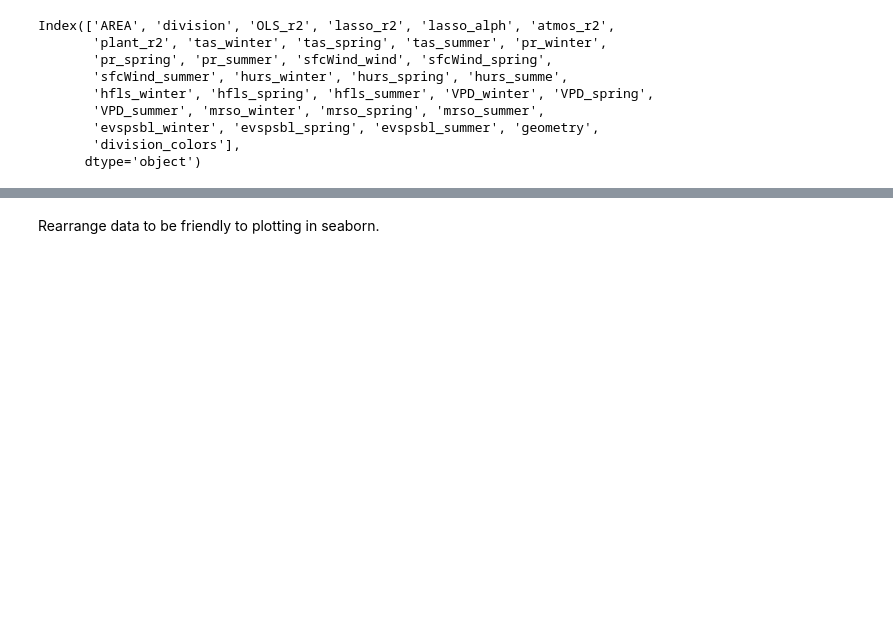
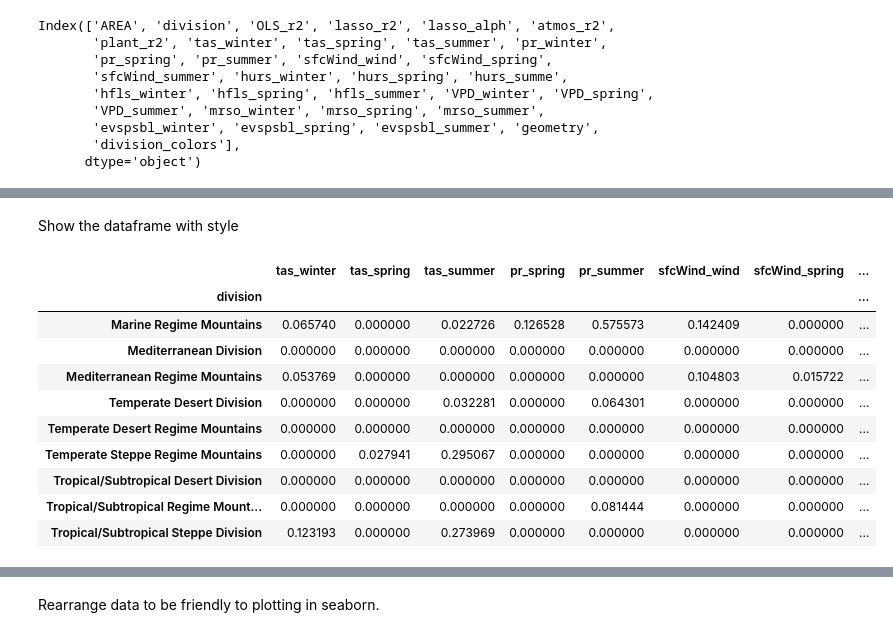
Before and after one commit to stevenjoelbrey/metSpread, a Jupyter notebook: Python/mapped_correlations.ipynb, the cells around one changed output, grey strips where cells are left out. Saved outputs shown, nothing was run; the diff lists cells and outputs as text; code cells hidden in the pictures; blank space fills up the shorter version.

```diff
--- a/Python/mapped_correlations.ipynb
+++ b/Python/mapped_correlations.ipynb
@@ -203,0 +181,16 @@ coef_df
+# %% [markdown]
+Show the dataframe with style
+# %%
+np.abs(coef_df)
+# %% [output]
+|  | tas_winter | tas_spring | tas_summer | pr_spring | pr_summer | sfcWind_wind | sfcWind_spring | ... |
+| division |  |  |  |  |  |  |  | ... |
+| Marine Regime Mountains | 0.065740 | 0.000000 | 0.022726 | 0.126528 | 0.575573 | 0.142409 | 0.000000 | ... |
+| Mediterranean Division | 0.000000 | 0.000000 | 0.000000 | 0.000000 | 0.000000 | 0.000000 | 0.000000 | ... |
+| Mediterranean Regime Mountains | 0.053769 | 0.000000 | 0.000000 | 0.000000 | 0.000000 | 0.104803 | 0.015722 | ... |
+| Temperate Desert Division | 0.000000 | 0.000000 | 0.032281 | 0.000000 | 0.064301 | 0.000000 | 0.000000 | ... |
+| Temperate Desert Regime Mountains | 0.000000 | 0.000000 | 0.000000 | 0.000000 | 0.000000 | 0.000000 | 0.000000 | ... |
+| Temperate Steppe Regime Mountains | 0.000000 | 0.027941 | 0.295067 | 0.000000 | 0.000000 | 0.000000 | 0.000000 | ... |
+| Tropical/Subtropical Desert Division | 0.000000 | 0.000000 | 0.000000 | 0.000000 | 0.000000 | 0.000000 | 0.000000 | ... |
+| Tropical/Subtropical Regime Mount... | 0.000000 | 0.000000 | 0.000000 | 0.000000 | 0.081444 | 0.000000 | 0.000000 | ... |
+| Tropical/Subtropical Steppe Division | 0.123193 | 0.000000 | 0.273969 | 0.000000 | 0.000000 | 0.000000 | 0.000000 | ... |
```
Also changed, not shown: parts of 9 cells of this notebook.
